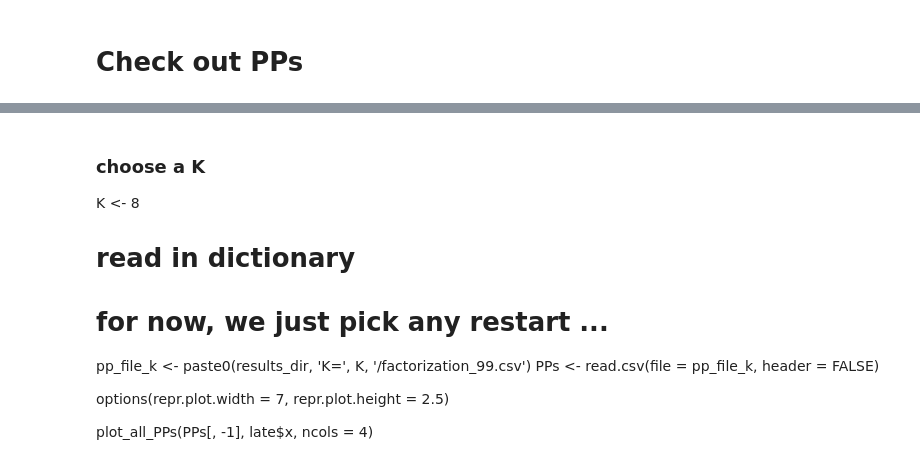
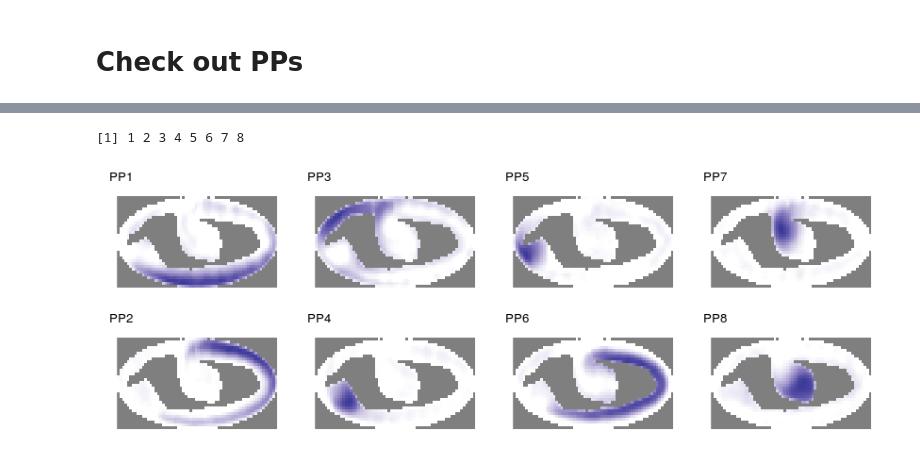
Before and after one commit to Runjing-Liu120/drosophila_late_stage_analysis, a Jupyter notebook: process_results/read_staNMF_results.ipynb, the cells around one changed output, grey strips where cells are left out. Cells and saved outputs as stored; diff of their text form; code cells hidden in the pictures.

```diff
--- a/process_results/read_staNMF_results.ipynb
+++ b/process_results/read_staNMF_results.ipynb
@@ -67,15 +67,18 @@ plot_all_PPs(PPs[, -1], late$x)
-# %% [markdown]
-### choose a K
-K <- 8
-
-# read in dictionary
-# for now, we just pick any restart ...
-pp_file_k <- paste0(results_dir, 'K=', K, '/factorization_99.csv')
-PPs <- read.csv(file = pp_file_k, header = FALSE)
-
-options(repr.plot.width = 7, repr.plot.height = 2.5)
-
-plot_all_PPs(PPs[, -1], late$x, ncols = 4)
+# %%
+### choose a K
+K <- 8
+
+# read in dictionary
+# for now, we just pick any restart ...
+pp_file_k <- paste0(results_dir, 'K=', K, '/factorization_99.csv')
+PPs <- read.csv(file = pp_file_k, header = FALSE)
+
+options(repr.plot.width = 7, repr.plot.height = 2.5)
+
+plot_all_PPs(PPs[, -1], late$x, ncols = 4)
+# %% [output]
+[1] 1 2 3 4 5 6 7 8
+[figure, added]
 # %%
 # choose a K
 K <- 19
```
Also changed, not shown: parts of 4 cells of this notebook, 6 other files.
